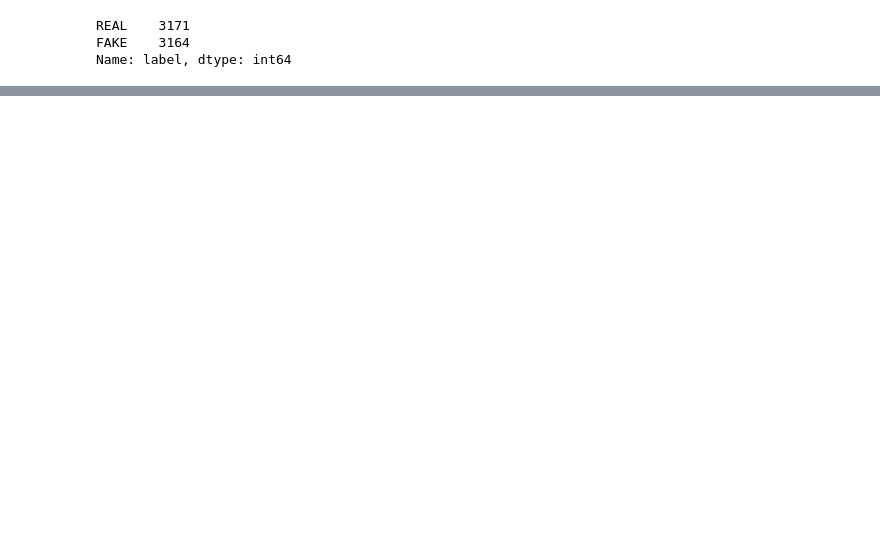
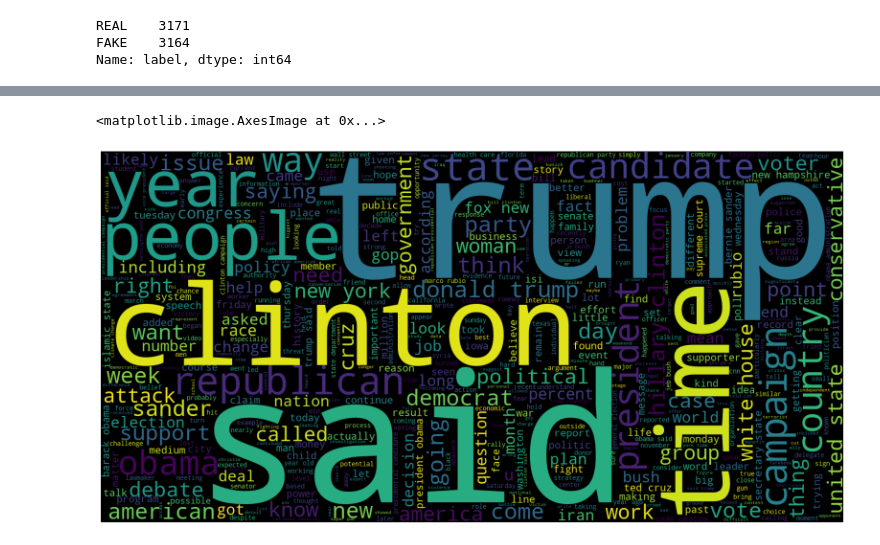
Before and after one commit to JoshMusira/CognoRise-Infotech, a Jupyter notebook: FAKE NEWS PREDICTION- 003/Fake News Model.ipynb, the cells around one changed output, grey strips where cells are left out. Drawn from its saved outputs; the diff is of its cells as text; code cells hidden in the pictures; blank space fills up the shorter version.

```diff
--- a/FAKE NEWS PREDICTION- 003/Fake News Model.ipynb
+++ b/FAKE NEWS PREDICTION- 003/Fake News Model.ipynb
@@ -31,0 +81,8 @@ new_data['label'] = new_data['label'].apply(lambda x: 1 if x == 'FAKE' else 0)
+# %%
+# Instead of dropping title colunm we are going to merge  with text
+
+new_data["text"] =new_data["title"]+new_data["text"]
+
+#we only need two columns rest can be ignored
+
+df=new_data[["text","label"]]
@@ -31,0 +112,20 @@ new_data['label'] = new_data['label'].apply(lambda x: 1 if x == 'FAKE' else 0)
+# %%
+# Loading spacy library
+nlp=spacy.load("en_core_web_sm")
+
+# Creating instance
+lemma=WordNetLemmatizer()
+# %%
+# Creating list of stopwords containing stopwords from spacy and nltk
+
+# stopwords from spacy
+list1=nlp.Defaults.stop_words
+print(len(list1))
+
+# stopwords from NLTK
+list2=stopwords.words('english')
+print(len(list2))
+
+# combining the stopword list
+Stopwords=set((set(list1)|set(list2)))
+print(len(Stopwords))
@@ -31,0 +177,6 @@ new_data['label'] = new_data['label'].apply(lambda x: 1 if x == 'FAKE' else 0)
+# %%
+# Ensuring I have a copy of the DataFrame to avoid SettingWithCopyWarning
+df = df.copy()
+
+# Cleaning the whole data
+df.loc[:, "text"] = df["text"].apply(clean_text)
@@ -31,0 +198,9 @@ new_data['label'] = new_data['label'].apply(lambda x: 1 if x == 'FAKE' else 0)
+# %%
+# Displaying frequent words in True News
+plt.figure(figsize = (20,20))
+Wc = WordCloud(max_words = 500 , width = 1600 , height = 800).generate(" ".join(df[df.label == 0].text))
+plt.axis("off")
+plt.imshow(Wc , interpolation = 'bilinear')
+# %% [output]
+<matplotlib.image.AxesImage at 0x...>
+[figure, added]
```
Also changed, not shown: parts of 31 cells of this notebook, 6 other files.
